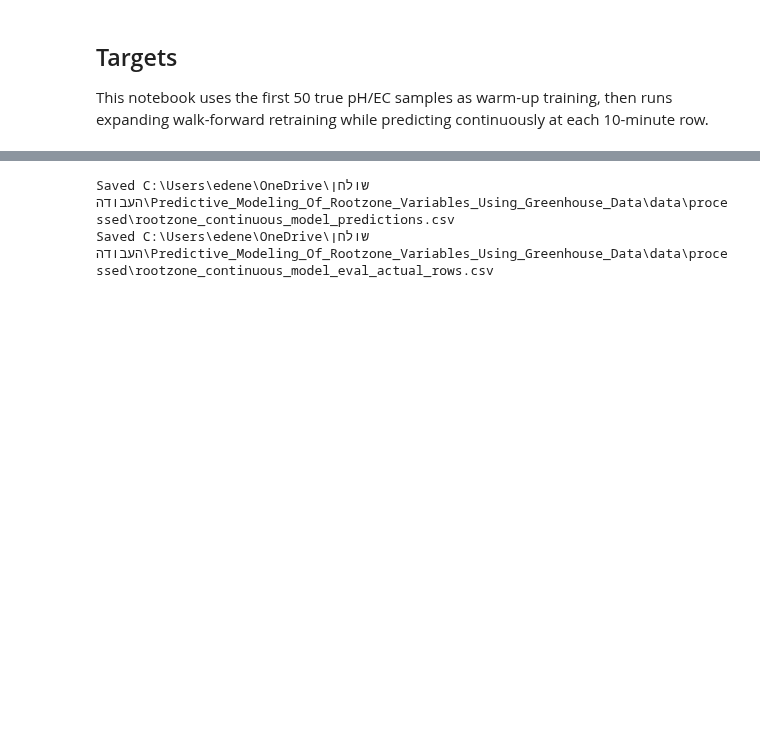
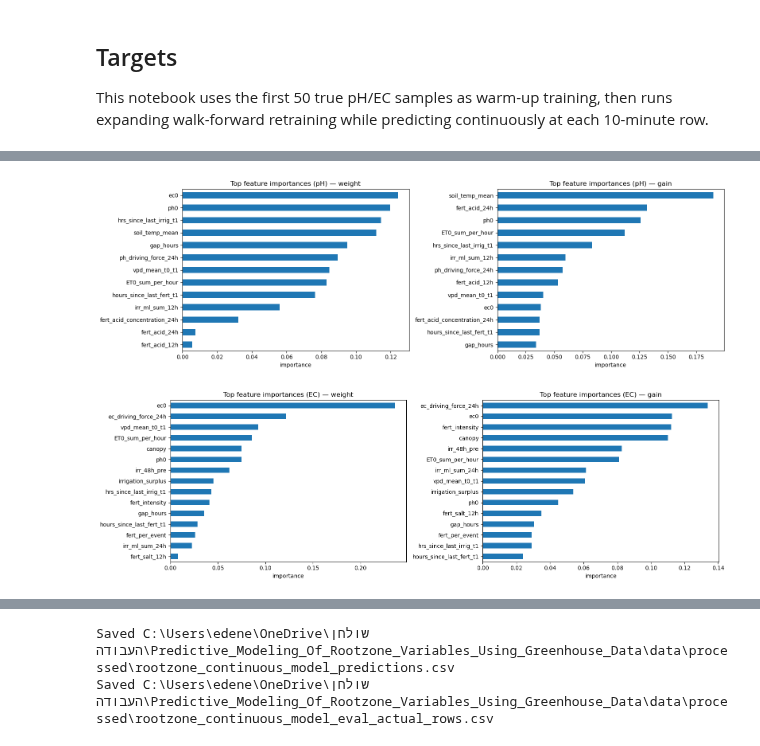
Before and after one commit to EliyahuEden/Predictive_Modeling_Of_Rootzone_Variables_Using_Greenhouse_Data, a Jupyter notebook: scripts/Continuous_Rootzone_Model.ipynb, the cells around one changed output, grey strips where cells are left out. Saved outputs shown, nothing was run; the diff lists cells and outputs as text; code cells hidden in the pictures; blank space fills up the shorter version.

```diff
--- a/scripts/Continuous_Rootzone_Model.ipynb
+++ b/scripts/Continuous_Rootzone_Model.ipynb
@@ -699,3 +703,29 @@ for tgt_name, est, cols in [
+# %%
+# Feature importance — both weight (split count) and gain (error reduction).
+for tgt_name, est, cols in [
+    ('pH', ph_model, feature_cols_ph),
+    ('EC', ec_model, feature_cols_ec),
+]:
+    fig, axes = plt.subplots(1, 2, figsize=(16, 5))
+
+    for ax, imp_type in zip(axes, ['weight', 'gain']):
+        imp = pd.Series(
+            est.get_booster().get_score(importance_type=imp_type),
+        )
+        # Map feature indices (f0, f1...) back to names if needed
+        if imp.index[0].startswith('f'):
+            imp.index = [cols[int(i[1:])] for i in imp.index]
+        imp = imp / imp.sum()  # normalize to fractions
+        imp = imp.sort_values(ascending=True)
+        imp.plot.barh(ax=ax)
+        ax.set_xlabel('importance')
+        ax.set_title(f'Top feature importances ({tgt_name}) — {imp_type}')
+
+    plt.tight_layout()
+    plt.show()
+# %% [output]
+[figure, added]
+[figure, added]
 # %%
 # SHAP summary plots (if shap is installed).
 try:
```
Also changed, not shown: parts of 4 cells of this notebook, 6 other files.
